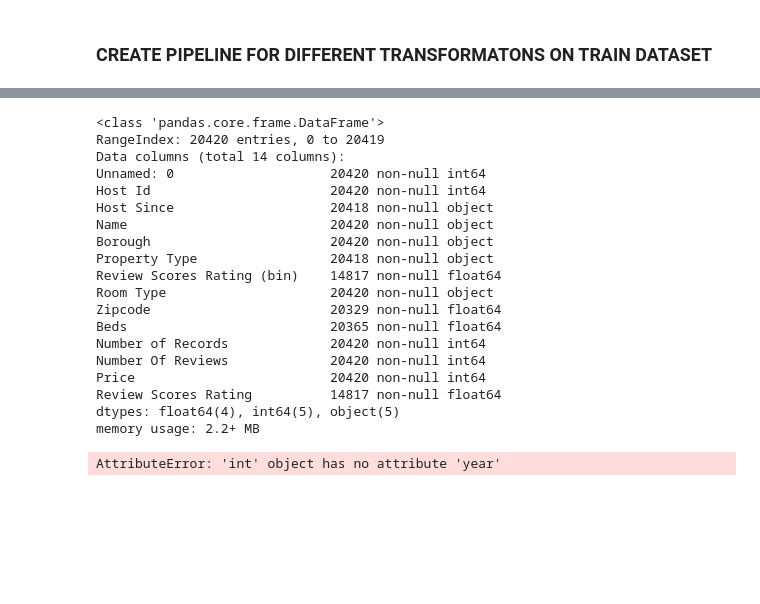
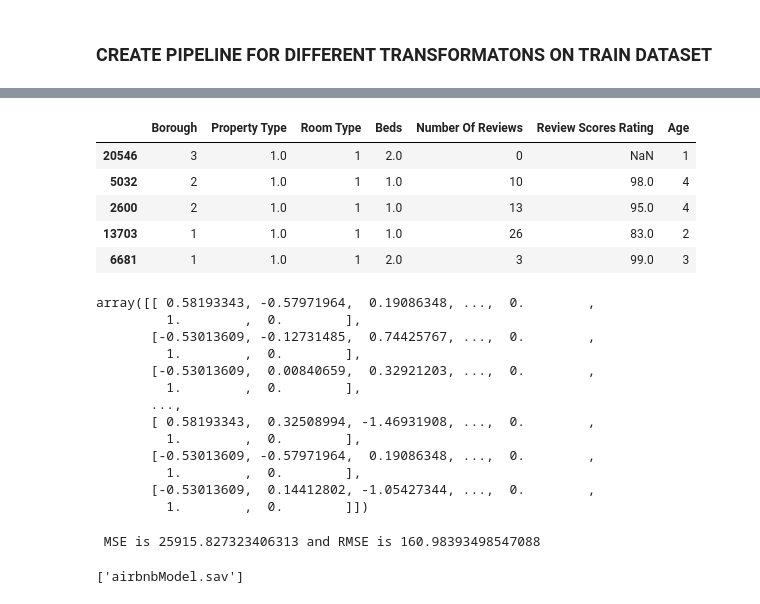
Before and after one commit to fhuadeen/TOW-Airbnb-DM, a Jupyter notebook: TOW Airbnb Data.ipynb, the cells around one changed output, grey strips where cells are left out. Saved outputs shown, nothing was run; the diff lists cells and outputs as text; code cells hidden in the pictures; blank space fills up the shorter version.

```diff
--- a/TOW Airbnb Data.ipynb
+++ b/TOW Airbnb Data.ipynb
@@ -554,28 +791,0 @@ class TidyData(BaseEstimator, TransformerMixin):
-# %%
-train_copy = pd.read_csv('airbnbTrain.csv')
-train_copy.info()
-# %% [output]
-<class 'pandas.core.frame.DataFrame'>
-RangeIndex: 20420 entries, 0 to 20419
-Data columns (total 14 columns):
-Unnamed: 0                    20420 non-null int64
-Host Id                       20420 non-null int64
-Host Since                    20418 non-null object
-Name                          20420 non-null object
-Borough                       20420 non-null object
-Property Type                 20418 non-null object
-Review Scores Rating (bin)    14817 non-null float64
-Room Type                     20420 non-null object
-Zipcode                       20329 non-null float64
-Beds                          20365 non-null float64
-Number of Records             20420 non-null int64
-Number Of Reviews             20420 non-null int64
-Price                         20420 non-null int64
-Review Scores Rating          14817 non-null float64
-dtypes: float64(4), int64(5), object(5)
-memory usage: 2.2+ MB
-# %%
-clean_data = TidyData(age_missing_values=True)
-cleaned_copy = clean_data.transform(train_copy)
-# %% [output]
-AttributeError: 'int' object has no attribute 'year'
@@ -584,0 +792,50 @@ prep_data.head()
+# %%
+# Split out Test predictors from test target
+testX = Test.drop(['Price'], axis=1)
+testY = Test['Price']
+testX.head()
+# %% [output]
+|  | Borough | Property Type | Room Type | Beds | Number Of Reviews | Review Scores Rating | Age |
+| 20546 | 3 | 1.0 | 1 | 2.0 | 0 | NaN | 1 |
+| 5032 | 2 | 1.0 | 1 | 1.0 | 10 | 98.0 | 4 |
+| 2600 | 2 | 1.0 | 1 | 1.0 | 13 | 95.0 | 4 |
+| 13703 | 1 | 1.0 | 1 | 1.0 | 26 | 83.0 | 2 |
+| 6681 | 1 | 1.0 | 1 | 2.0 | 3 | 99.0 | 3 |
+# %%
+# Transform Test predictors
+testXPrep = fullPipe.transform(testX) # testXPrep means prepared test predictors
+testXPrep
+# %% [output]
+array([[ 0.58193343, -0.57971964,  0.19086348, ...,  0.        ,
+         1.        ,  0.        ],
+       [-0.53013609, -0.12731485,  0.74425767, ...,  0.        ,
+         1.        ,  0.        ],
+       [-0.53013609,  0.00840659,  0.32921203, ...,  0.        ,
+         1.        ,  0.        ],
+       ...,
+       [ 0.58193343,  0.32508994, -1.46931908, ...,  0.        ,
+         1.        ,  0.        ],
+       [-0.53013609, -0.57971964,  0.19086348, ...,  0.        ,
+         1.        ,  0.        ],
+       [-0.53013609,  0.14412802, -1.05427344, ...,  0.        ,
+         1.        ,  0.        ]])
+# %%
+from sklearn.metrics import mean_squared_error
+
+finalModel = grid_result.best_estimator_
+
+
+predictions = finalModel.predict(testXPrep)
+
+finalMSE = mean_squared_error(testY, predictions)
+finalRMSE = np.sqrt(finalMSE)
+
+print(f' MSE is {finalMSE} and RMSE is {finalRMSE}')
+# %% [output]
+ MSE is 25915.827323406313 and RMSE is 160.98393498547088
+# %%
+from sklearn.externals import joblib
+
+joblib.dump([fullPipe, finalModel], 'airbnbModel.sav', compress=1)
+# %% [output]
+['airbnbModel.sav']
```
Also changed, not shown: parts of 35 cells of this notebook, 1 other file.
